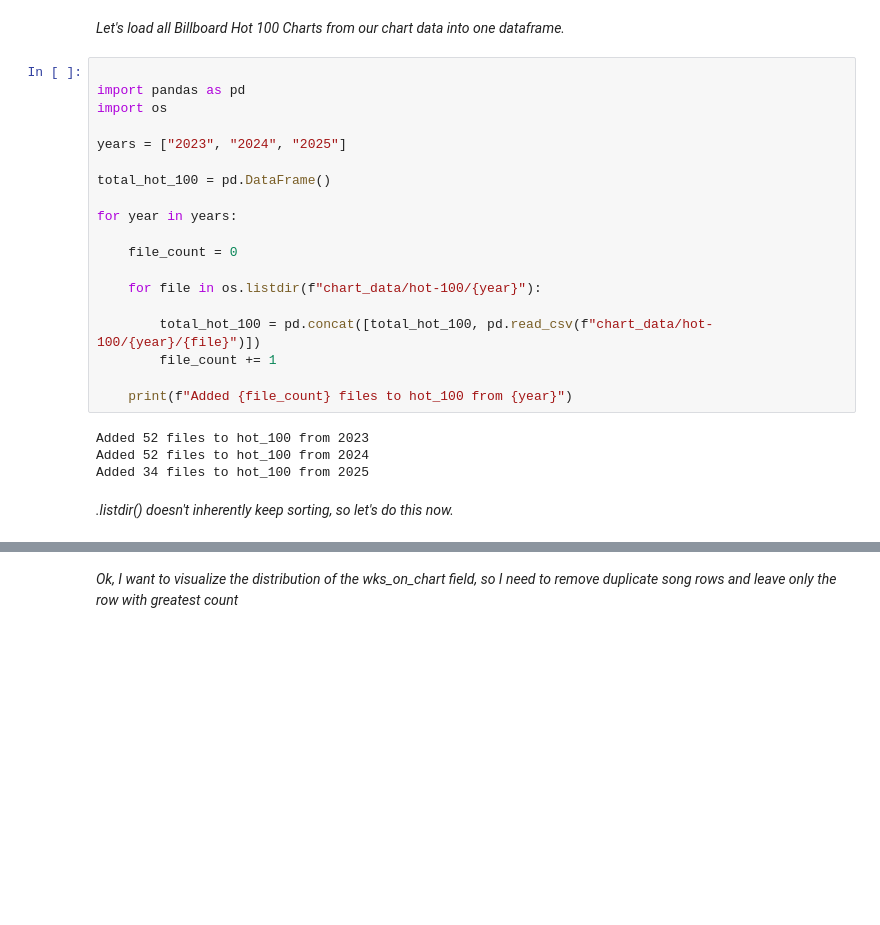
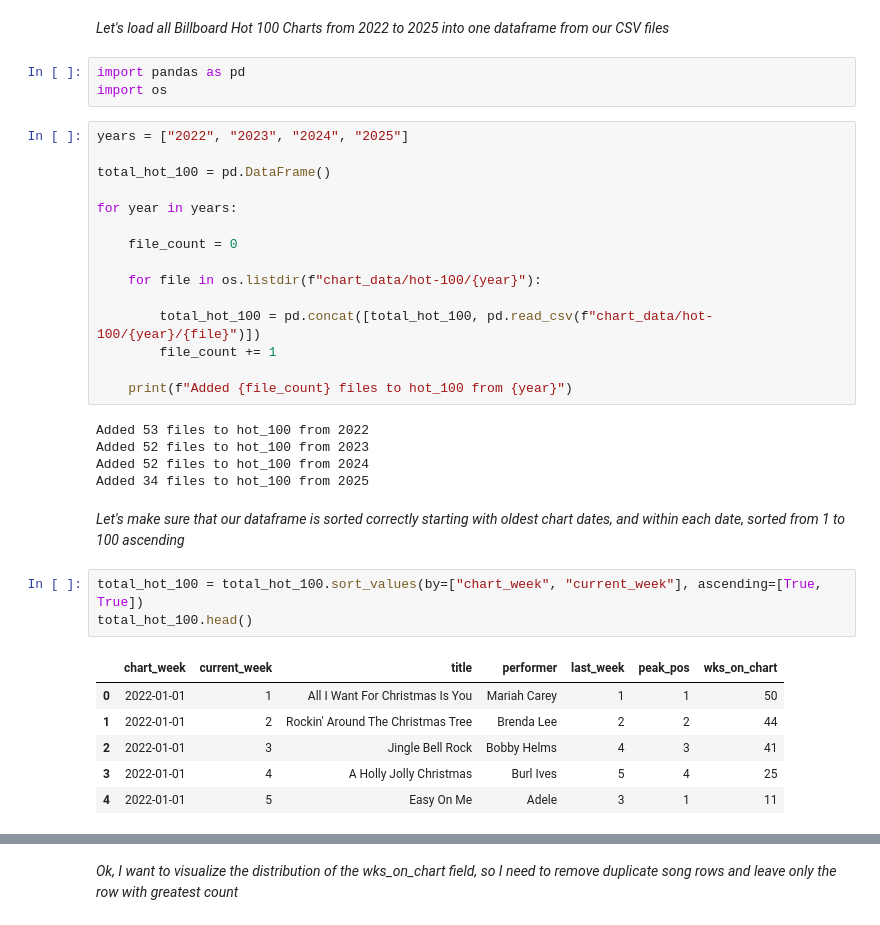
Before and after one commit to tom4sg/DURF, a Jupyter notebook: data_processing.ipynb, the cells around one changed output, grey strips where cells are left out. Drawn from its saved outputs; the diff is of its cells as text; blank space fills up the shorter version.

```diff
--- a/data_processing.ipynb
+++ b/data_processing.ipynb
@@ -1,11 +1,10 @@
 # %% [markdown]
-*Let's load all Billboard Hot 100 Charts from our chart data into one dataframe.*
+*Let's load all Billboard Hot 100 Charts from 2022 to 2025 into one dataframe from our CSV files*
+# %%
+import pandas as pd
+import os
 # %%
-
-import pandas as pd
-import os
-
-years = ["2023", "2024", "2025"]
+years = ["2022", "2023", "2024", "2025"]
 
 total_hot_100 = pd.DataFrame()
 
@@ -20,8 +19,19 @@ for year in years:
 
     print(f"Added {file_count} files to hot_100 from {year}")
 # %% [output]
+Added 53 files to hot_100 from 2022
 Added 52 files to hot_100 from 2023
 Added 52 files to hot_100 from 2024
 Added 34 files to hot_100 from 2025
-# %% [markdown]
-*.listdir() doesn't inherently keep sorting, so let's do this now.*
+# %% [markdown]
+*Let's make sure that our dataframe is sorted correctly starting with oldest chart dates, and within each date, sorted from 1 to 100 ascending*
+# %%
+total_hot_100 = total_hot_100.sort_values(by=["chart_week", "current_week"], ascending=[True, True])
+total_hot_100.head()
+# %% [output]
+|  | chart_week | current_week | title | performer | last_week | peak_pos | wks_on_chart |
+| 0 | 2022-01-01 | 1 | All I Want For Christmas Is You | Mariah Carey | 1 | 1 | 50 |
+| 1 | 2022-01-01 | 2 | Rockin' Around The Christmas Tree | Brenda Lee | 2 | 2 | 44 |
+| 2 | 2022-01-01 | 3 | Jingle Bell Rock | Bobby Helms | 4 | 3 | 41 |
+| 3 | 2022-01-01 | 4 | A Holly Jolly Christmas | Burl Ives | 5 | 4 | 25 |
+| 4 | 2022-01-01 | 5 | Easy On Me | Adele | 3 | 1 | 11 |
```
Also changed, not shown: parts of 9 cells of this notebook.
